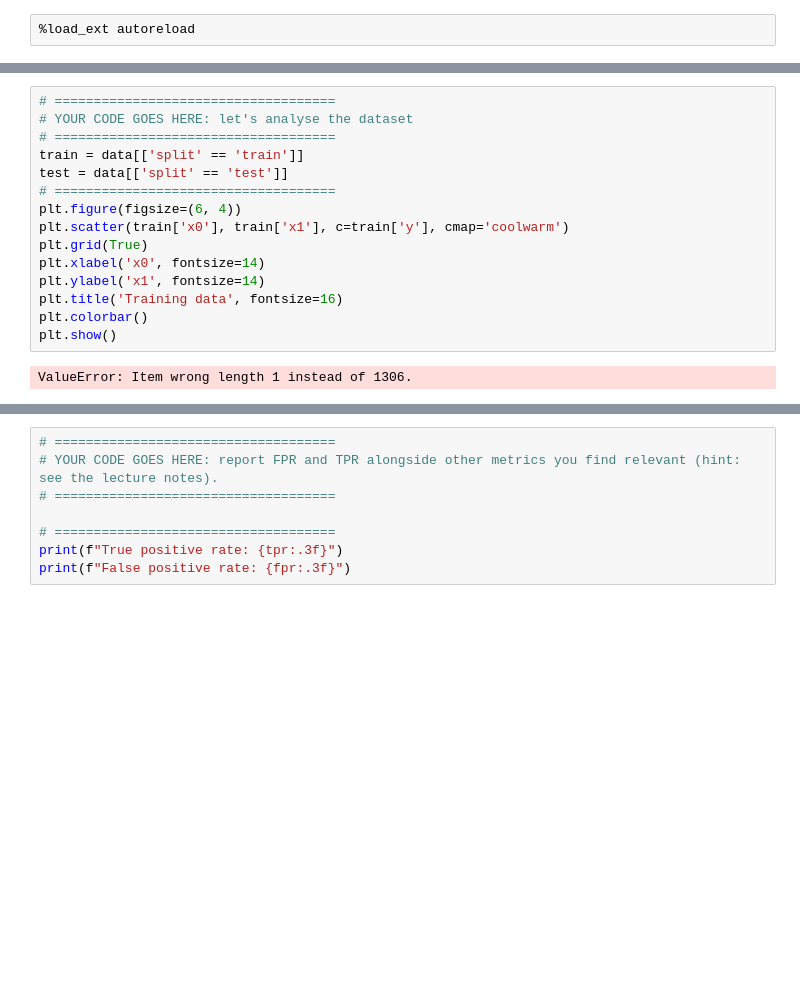
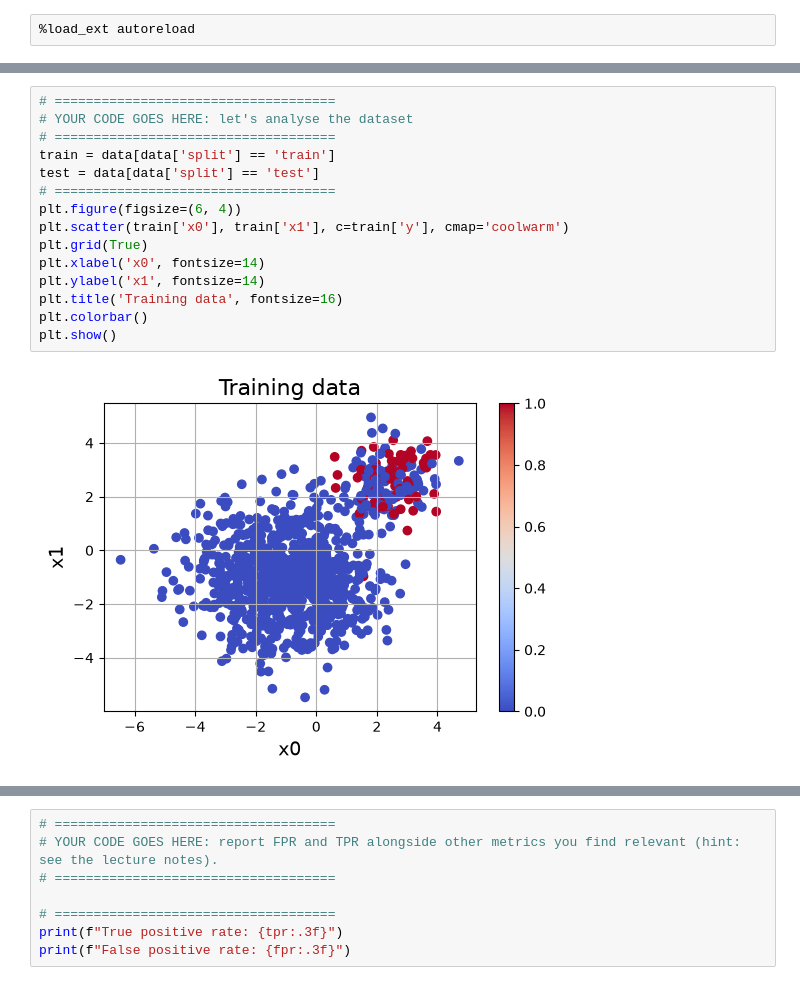
Before and after one commit to savmidt/tdt4172_intro_ml, a Jupyter notebook: Assignment2/Problem2.ipynb, the cells around one changed output, grey strips where cells are left out. Saved outputs shown, nothing was run; the diff lists cells and outputs as text; blank space fills up the shorter version.

```diff
--- a/Assignment2/Problem2.ipynb
+++ b/Assignment2/Problem2.ipynb
@@ -56,20 +67,20 @@ data = pd.read_csv("problem1.csv")
 # %%
 # ====================================
 # YOUR CODE GOES HERE: let's analyse the dataset
 # ====================================
-train = data[['split' == 'train']]
-test = data[['split' == 'test']]
+train = data[data['split'] == 'train']
+test = data[data['split'] == 'test']
 # ====================================
 plt.figure(figsize=(6, 4))
 plt.scatter(train['x0'], train['x1'], c=train['y'], cmap='coolwarm')
 plt.grid(True)
 plt.xlabel('x0', fontsize=14)
 plt.ylabel('x1', fontsize=14)
 plt.title('Training data', fontsize=16)
 plt.colorbar()
 plt.show()
 # %% [output]
-ValueError: Item wrong length 1 instead of 1306.
+[figure, added]
 # %%
 from sklearn.tree import DecisionTreeClassifier
 from sklearn.metrics import accuracy_score
```
Also changed, not shown: parts of 3 cells of this notebook.
